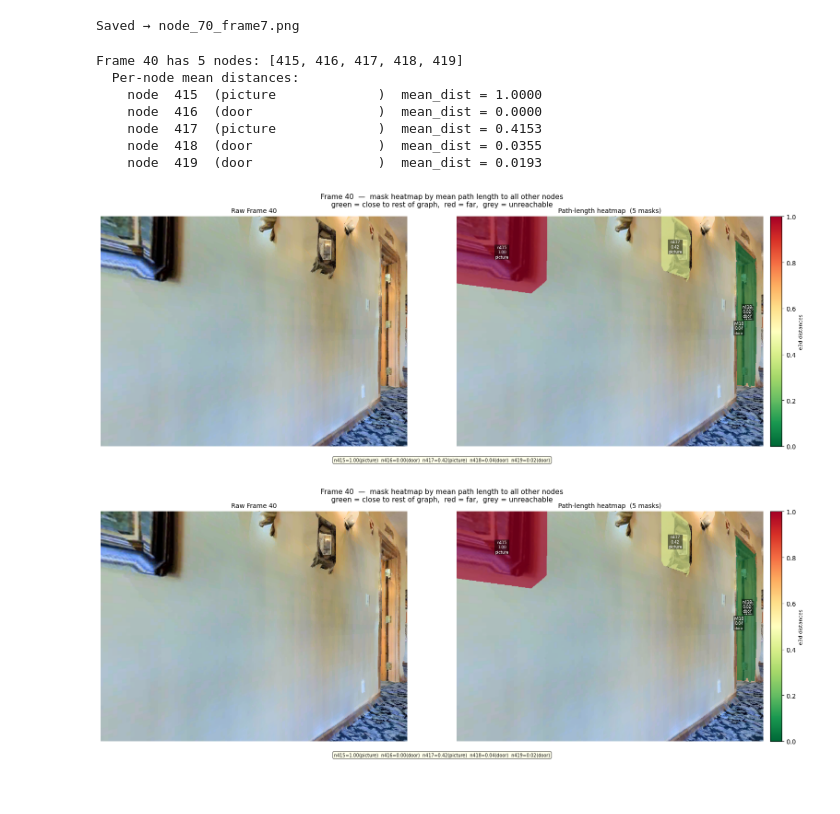
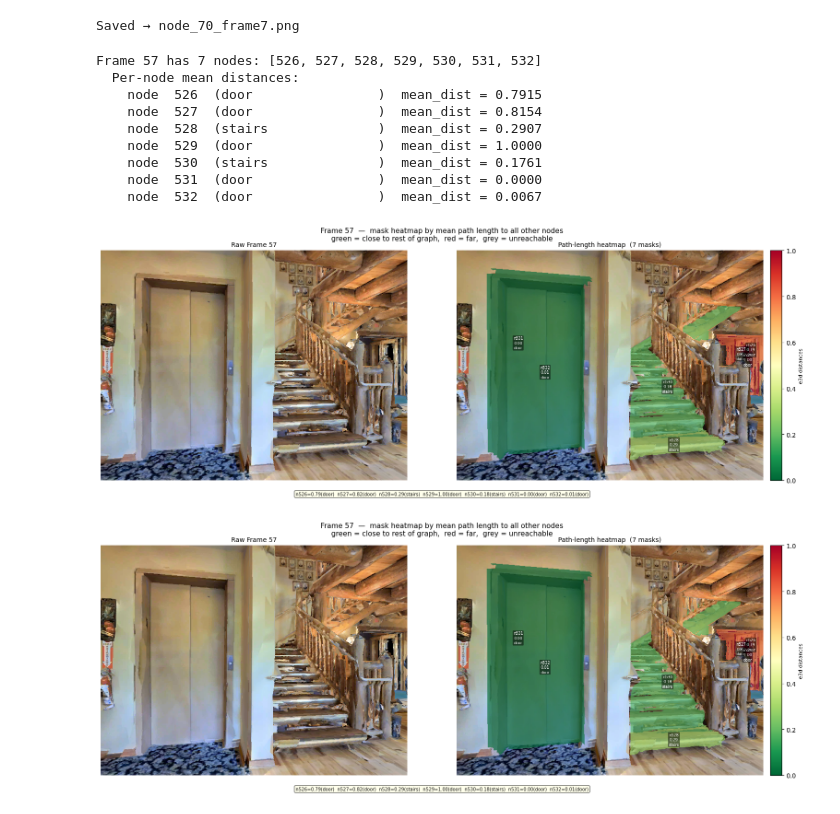
Before and after one commit to MlLearnerAkash/AM_vln_ce, a Jupyter notebook: notebooks/playground.ipynb, the cells around one changed output. Drawn from its saved outputs; the diff is of its cells as text; code cells hidden in the pictures.

```diff
--- a/notebooks/playground.ipynb
+++ b/notebooks/playground.ipynb
@@ -595,15 +595,17 @@ def show_frame_pathlengths_heatmap(episode_dir, query_frame_idx):
 # %%
 
 episode_dir = "/media/opervu-user/Data2/ws/data_langgeonet_e3d/episode_21909/"
-show_frame_pathlengths_heatmap(episode_dir, query_frame_idx=40)
+show_frame_pathlengths_heatmap(episode_dir, query_frame_idx=57)
 # show_frame_pathlengths_heatmap(episode_dir, query_frame_idx=5)
 # %% [output]
-Frame 40 has 5 nodes: [415, 416, 417, 418, 419]
+Frame 57 has 7 nodes: [526, 527, 528, 529, 530, 531, 532]
   Per-node mean distances:
-    node  415  (picture             )  mean_dist = 1.0000
-    node  416  (door                )  mean_dist = 0.0000
-    node  417  (picture             )  mean_dist = 0.4153
-    node  418  (door                )  mean_dist = 0.0355
-    node  419  (door                )  mean_dist = 0.0193
+    node  526  (door                )  mean_dist = 0.7915
+    node  527  (door                )  mean_dist = 0.8154
+    node  528  (stairs              )  mean_dist = 0.2907
+    node  529  (door                )  mean_dist = 1.0000
+    node  530  (stairs              )  mean_dist = 0.1761
+    node  531  (door                )  mean_dist = 0.0000
+    node  532  (door                )  mean_dist = 0.0067
-[figure, old version]
+[figure, new version]
-[figure, old version]
+[figure, new version]
```
Also changed, not shown: 11 other files.
